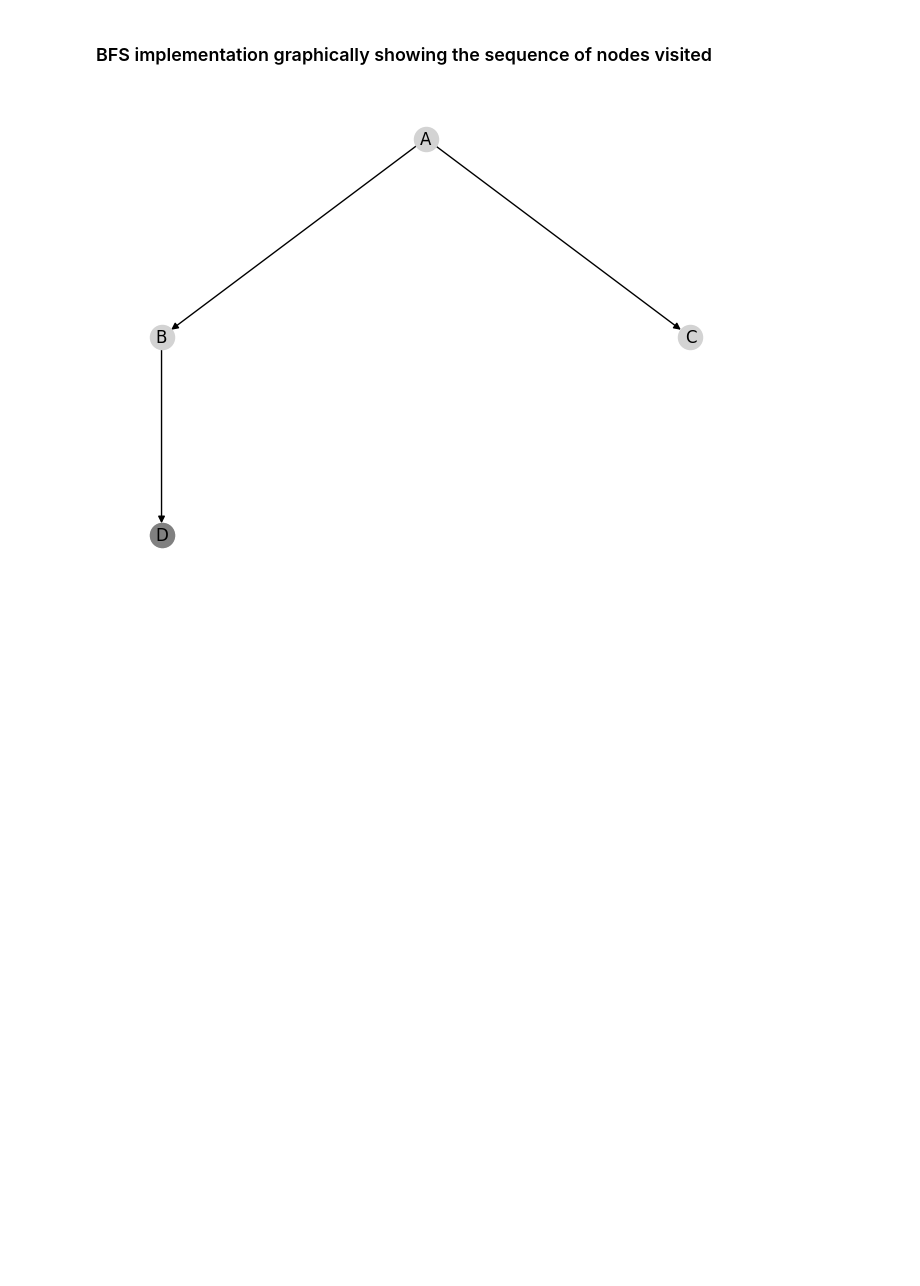
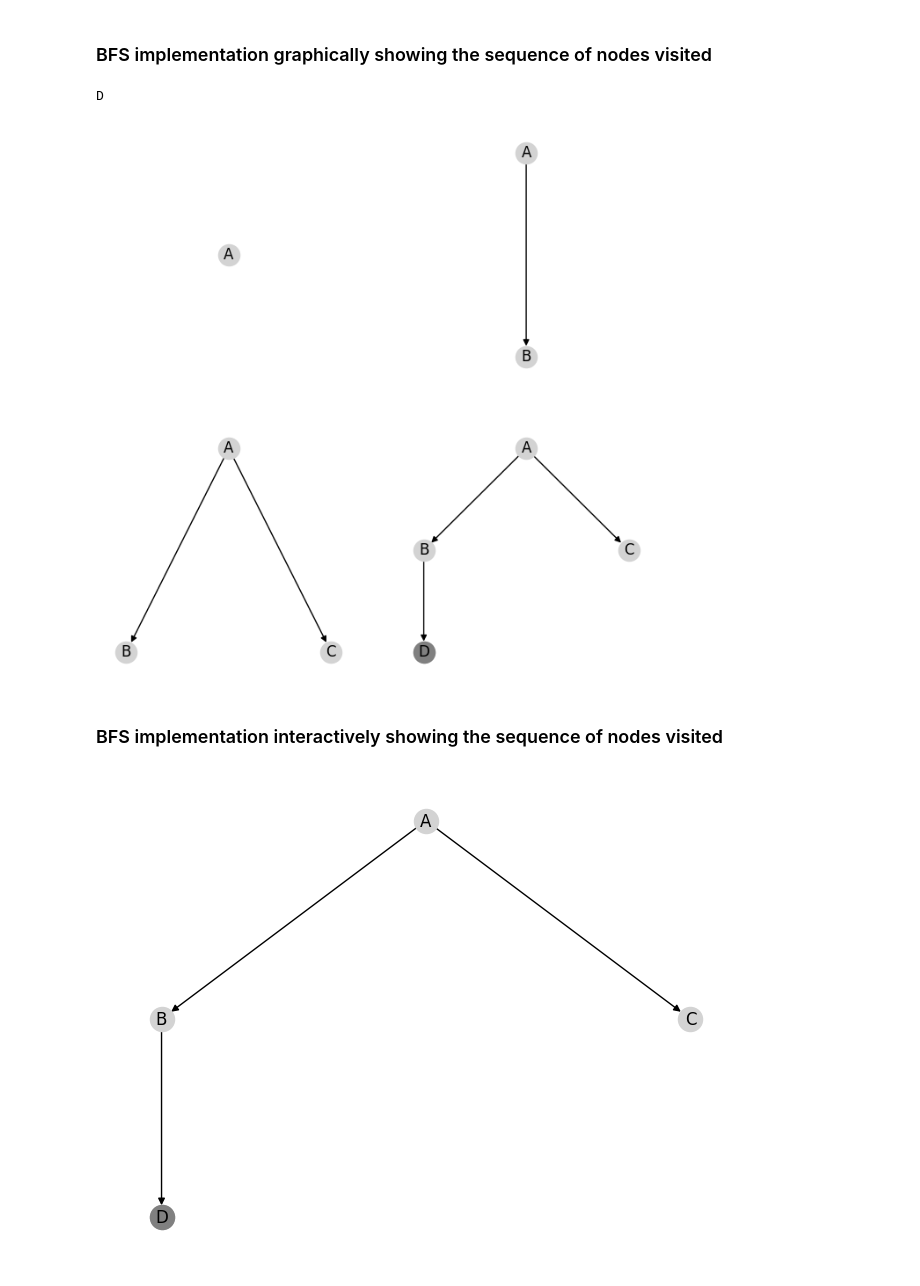
Before and after one commit to jorcisai/SIN, a Jupyter notebook: block1/search/bfs.ipynb, the cells around one changed output. Drawn from its saved outputs; the diff is of its cells as text; code cells hidden in the pictures; blank space fills up the shorter version.

Commit message:
Drawing the sequence of search as a matrix of plots

```diff
--- a/block1/search/bfs.ipynb
+++ b/block1/search/bfs.ipynb
@@ -62,6 +62,57 @@ print(bfs(G,source,Target))
 D
 # %% [markdown]
 ### BFS implementation graphically showing the sequence of nodes visited
+# %%
+import matplotlib.pyplot as plt
+
+nrows=2; ncols=2
+fig, _ = plt.subplots(nrows=nrows, ncols=ncols, figsize=(8, 8))
+axes = iter(fig.axes)
+
+def draw_graph(DG, ax, source, target=[],):
+  nxDG=nx.DiGraph(DG)
+  pos_nodes = nx.nx_agraph.pygraphviz_layout(nxDG,prog='dot',root=source)
+  nx.draw(nxDG,pos=pos_nodes, ax=ax, with_labels=True, node_color="lightgray")
+  nx.draw_networkx_nodes(DG,pos=pos_nodes, nodelist=target, node_color='gray')
+
+# G is a graph represented as an adjancency list.
+# source is the label (string) of the source node
+# target is the list of target nodes
+def bfs(G, source, Target):
+  DG={source:[]}
+  draw_graph(DG, next(axes), source)
+  if source in Target:
+    return source, DG
+  # Open is a list of nodes to be visited. FIFO list of nodes
+  Open=[]; Open.append(source)
+  # Closed is a list of visited nodes.  FIFO list of nodes
+  Closed=[];
+
+  while Open != []:
+    # Extract node from the the head of the Open list
+    node = Open[0]; Open.pop(0)
+    # Append node at the end of the Closed list
+    Closed.append(node)
+    Adj = DG[node]
+    # For each adjacent node
+    for child in G[node]:
+      if child not in Closed:
+        if child not in Open:
+          Adj.append(child); DG[node]=Adj
+          DG.update({child:[]})
+          if child in Target:
+            draw_graph(DG, next(axes), source, [child])
+            return child
+          Open.append(child)
+          draw_graph(DG, next(axes), source)
+
+
+print(bfs(G,source,Target))
+# %% [output]
+D
+[figure, added]
+# %% [markdown]
+### BFS implementation interactively showing the sequence of nodes visited
 # %%
 from IPython.display import clear_output
 import matplotlib.pyplot as plt
```
Also changed, not shown: parts of 3 cells of this notebook.
